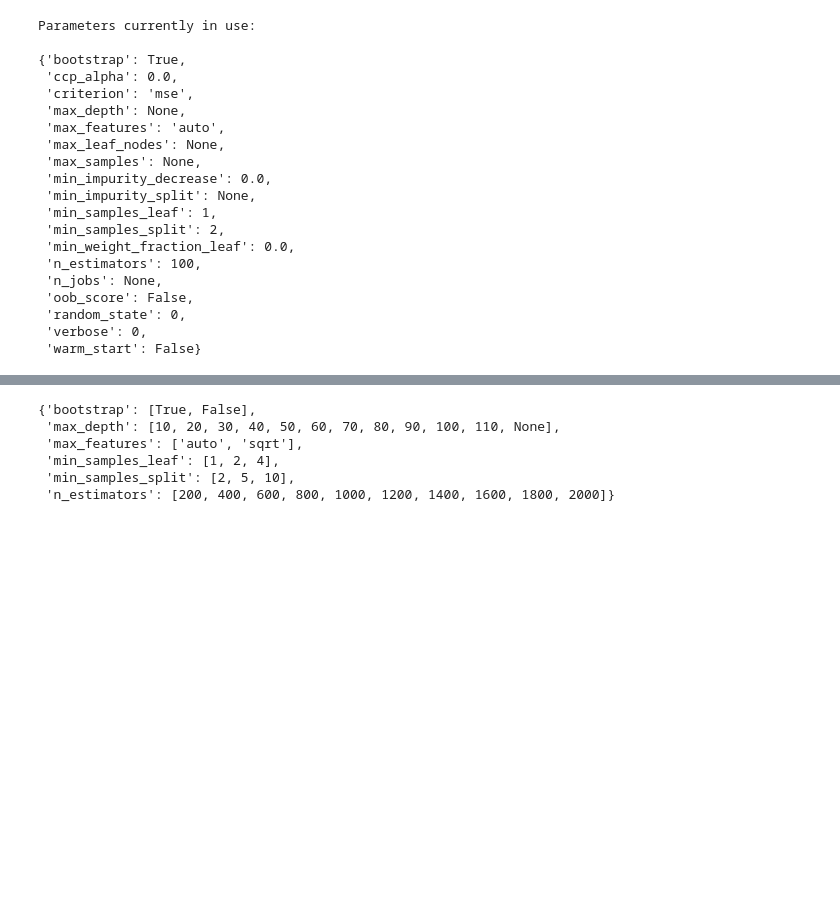
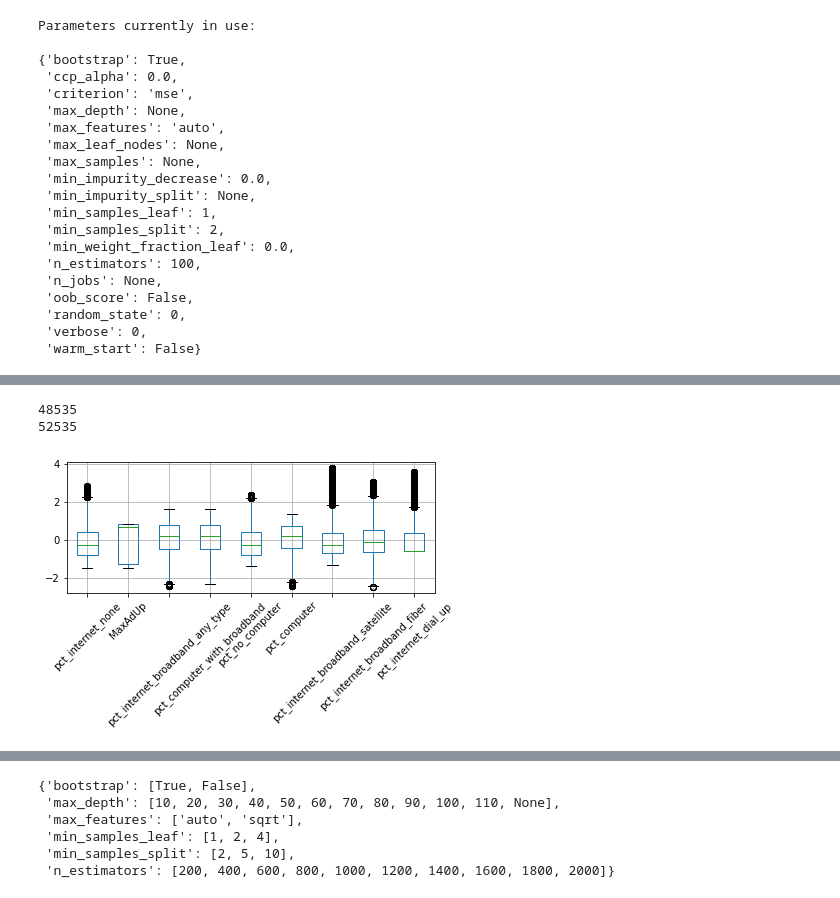
Before and after one commit to jcweaver/broadband-capstone, a Jupyter notebook: notebooks/Sarah_FCC_Emp_Rate_Random_Forest.ipynb, the cells around one changed output, grey strips where cells are left out. Drawn from its saved outputs; the diff is of its cells as text; code cells hidden in the pictures; blank space fills up the shorter version.

```diff
--- a/notebooks/Sarah_FCC_Emp_Rate_Random_Forest.ipynb
+++ b/notebooks/Sarah_FCC_Emp_Rate_Random_Forest.ipynb
@@ -243,0 +254,24 @@ feature_importances.plot.barh()
+# %%
+#remove outliers
+threshold = 500
+X_train_df = pd.DataFrame(X_train, columns = x_variables, index = y_train.index)
+X_train_copy = X_train_df.copy()
+X_train_copy = X_train_copy.sort_values('pct_internet_none').iloc[:-500,:]
+X_train_copy = X_train_copy.sort_values('pct_internet_broadband_any_type').iloc[500:,:]
+X_train_copy = X_train_copy.sort_values('pct_computer_with_broadband').iloc[500:,:]
+X_train_copy = X_train_copy.sort_values('pct_no_computer').iloc[:-500,:]
+X_train_copy = X_train_copy.sort_values('pct_computer').iloc[:-500,:]
+X_train_copy = X_train_copy.sort_values('pct_internet_broadband_satellite').iloc[:-500,:]
+X_train_copy = X_train_copy.sort_values('pct_internet_broadband_fiber').iloc[:-500,:]
+X_train_copy = X_train_copy.sort_values('pct_internet_dial_up').iloc[:-500,:]
+print(len(X_train_copy.index))
+print(len(X_train_df.index))
+# %% [output]
+48535
+52535
+# %%
+X_train_copy.boxplot()
+plt.xticks(rotation = 45)
+plt.tight_layout()
+# %% [output]
+[figure, added]
```
Also changed, not shown: parts of 11 cells of this notebook.
